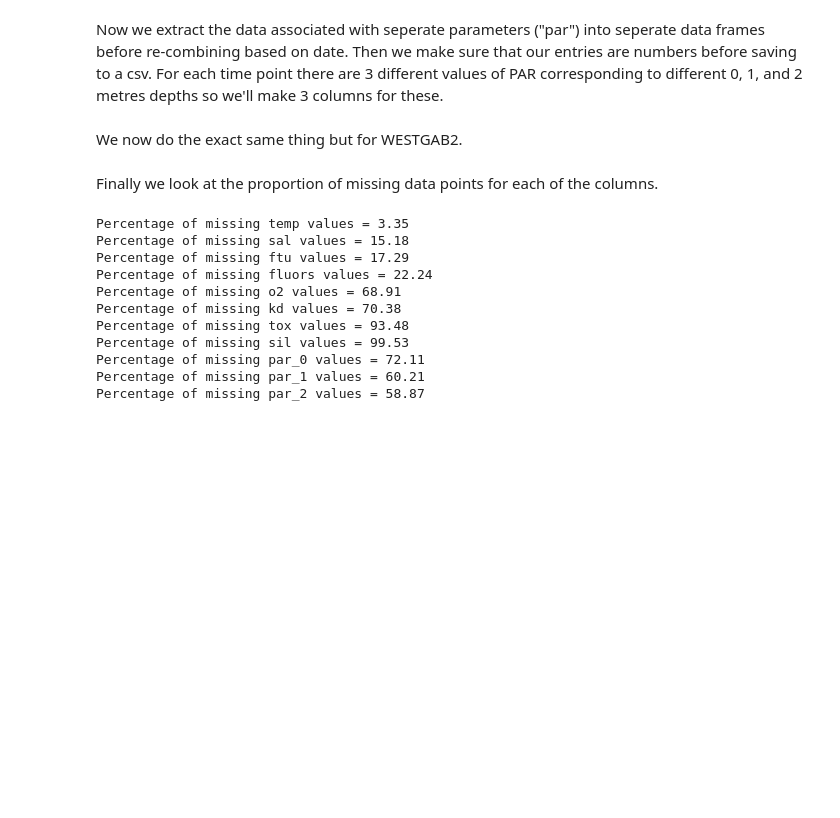
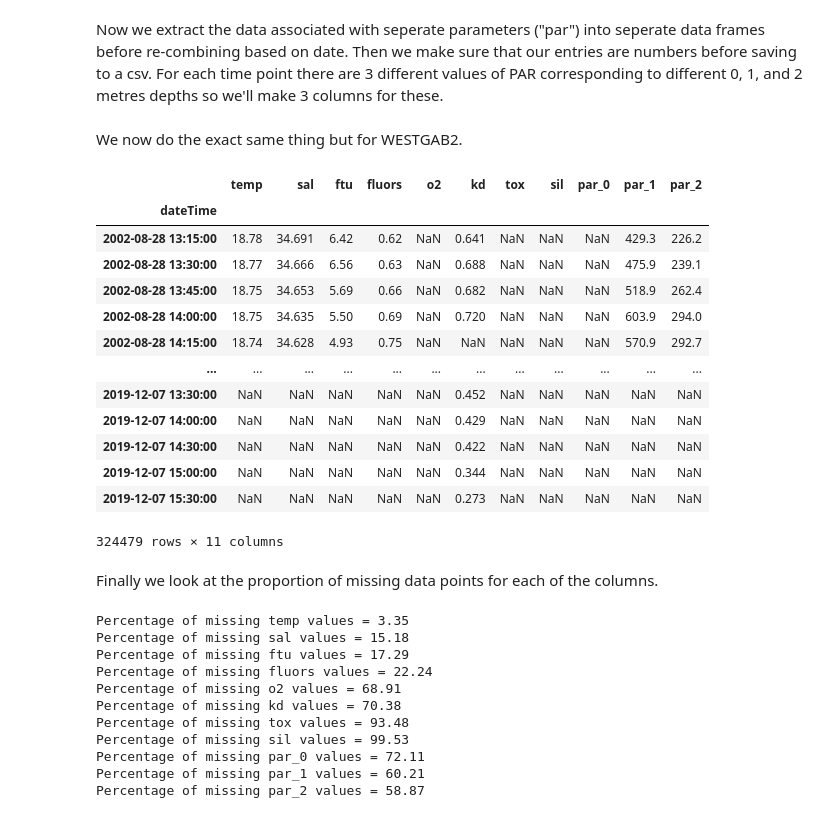
Before and after one commit to Reubenpt123/DAV, a Jupyter notebook: Data_Cleaning.ipynb, the cells around one changed output. Drawn from its saved outputs; the diff is of its cells as text; code cells hidden in the pictures; blank space fills up the shorter version.

```diff
--- a/Data_Cleaning_DAV_Assessment.ipynb
+++ b/Data_Cleaning.ipynb
@@ -183,6 +178,23 @@ merge2.to_csv("clean_data2.csv", sep = ",", index = "False")
 # %%
 df3 = pd.concat([merge1, merge2], axis = 0)
 df3.to_csv("clean_data.csv", sep = ",", index = "False")
+# %%
+pd.read_csv('clean_data.csv', parse_dates = ['dateTime'], index_col = 'dateTime')
+# %% [output]
+|  | temp | sal | ftu | fluors | o2 | kd | tox | sil | par_0 | par_1 | par_2 |
+| dateTime |  |  |  |  |  |  |  |  |  |  |  |
+| 2002-08-28 13:15:00 | 18.78 | 34.691 | 6.42 | 0.62 | NaN | 0.641 | NaN | NaN | NaN | 429.3 | 226.2 |
+| 2002-08-28 13:30:00 | 18.77 | 34.666 | 6.56 | 0.63 | NaN | 0.688 | NaN | NaN | NaN | 475.9 | 239.1 |
+| 2002-08-28 13:45:00 | 18.75 | 34.653 | 5.69 | 0.66 | NaN | 0.682 | NaN | NaN | NaN | 518.9 | 262.4 |
+| 2002-08-28 14:00:00 | 18.75 | 34.635 | 5.50 | 0.69 | NaN | 0.720 | NaN | NaN | NaN | 603.9 | 294.0 |
+| 2002-08-28 14:15:00 | 18.74 | 34.628 | 4.93 | 0.75 | NaN | NaN | NaN | NaN | NaN | 570.9 | 292.7 |
+| ... | ... | ... | ... | ... | ... | ... | ... | ... | ... | ... | ... |
+| 2019-12-07 13:30:00 | NaN | NaN | NaN | NaN | NaN | 0.452 | NaN | NaN | NaN | NaN | NaN |
+| 2019-12-07 14:00:00 | NaN | NaN | NaN | NaN | NaN | 0.429 | NaN | NaN | NaN | NaN | NaN |
+| 2019-12-07 14:30:00 | NaN | NaN | NaN | NaN | NaN | 0.422 | NaN | NaN | NaN | NaN | NaN |
+| 2019-12-07 15:00:00 | NaN | NaN | NaN | NaN | NaN | 0.344 | NaN | NaN | NaN | NaN | NaN |
+| 2019-12-07 15:30:00 | NaN | NaN | NaN | NaN | NaN | 0.273 | NaN | NaN | NaN | NaN | NaN |
+324479 rows × 11 columns
 # %% [markdown]
 Finally we look at the proportion of missing data points for each of the columns.
 # %%
```
Also changed, not shown: parts of 6 cells of this notebook, 2 other files.
